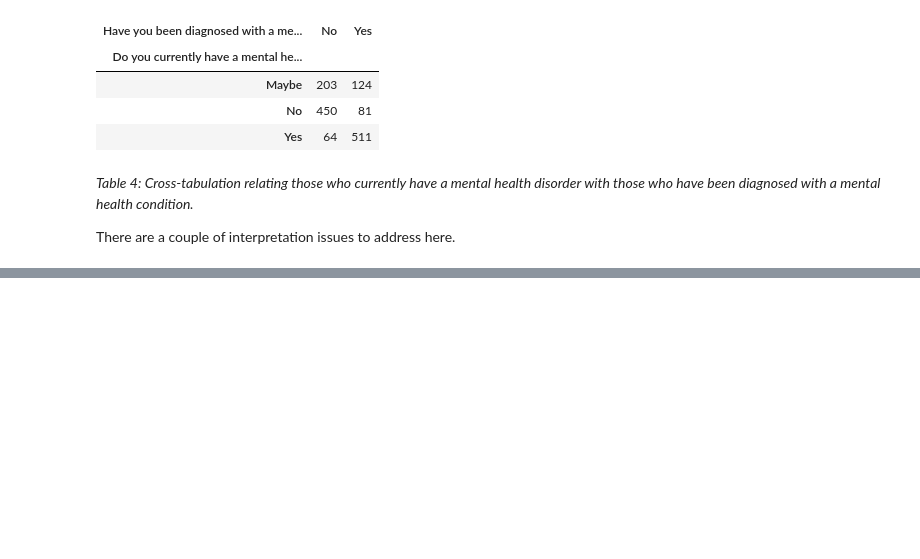
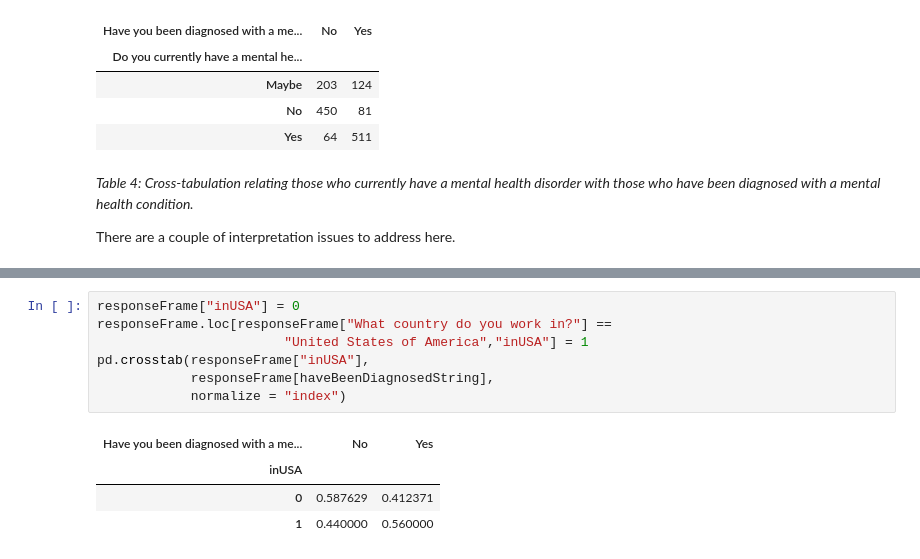
Before and after one commit to PLBMR/mentalHealthDataAnalysis, a Jupyter notebook: osmiMentalHealthInTech/analysis/exploratoryDataAnalysis.ipynb, the cells around one changed output, grey strips where cells are left out. Cells and saved outputs as stored; diff of their text form; blank space fills up the shorter version.

```diff
--- a/osmiMentalHealthInTech/analysis/exploratoryDataAnalysis.ipynb
+++ b/osmiMentalHealthInTech/analysis/exploratoryDataAnalysis.ipynb
@@ -461,0 +468,12 @@ There are a couple of interpretation issues to address here.
+# %%
+responseFrame["inUSA"] = 0
+responseFrame.loc[responseFrame["What country do you work in?"] ==
+                        "United States of America","inUSA"] = 1
+pd.crosstab(responseFrame["inUSA"],
+            responseFrame[haveBeenDiagnosedString],
+            normalize = "index")
+# %% [output]
+| Have you been diagnosed with a me... | No | Yes |
+| inUSA |  |  |
+| 0 | 0.587629 | 0.412371 |
+| 1 | 0.440000 | 0.560000 |
```
Also changed, not shown: parts of 10 cells of this notebook.
